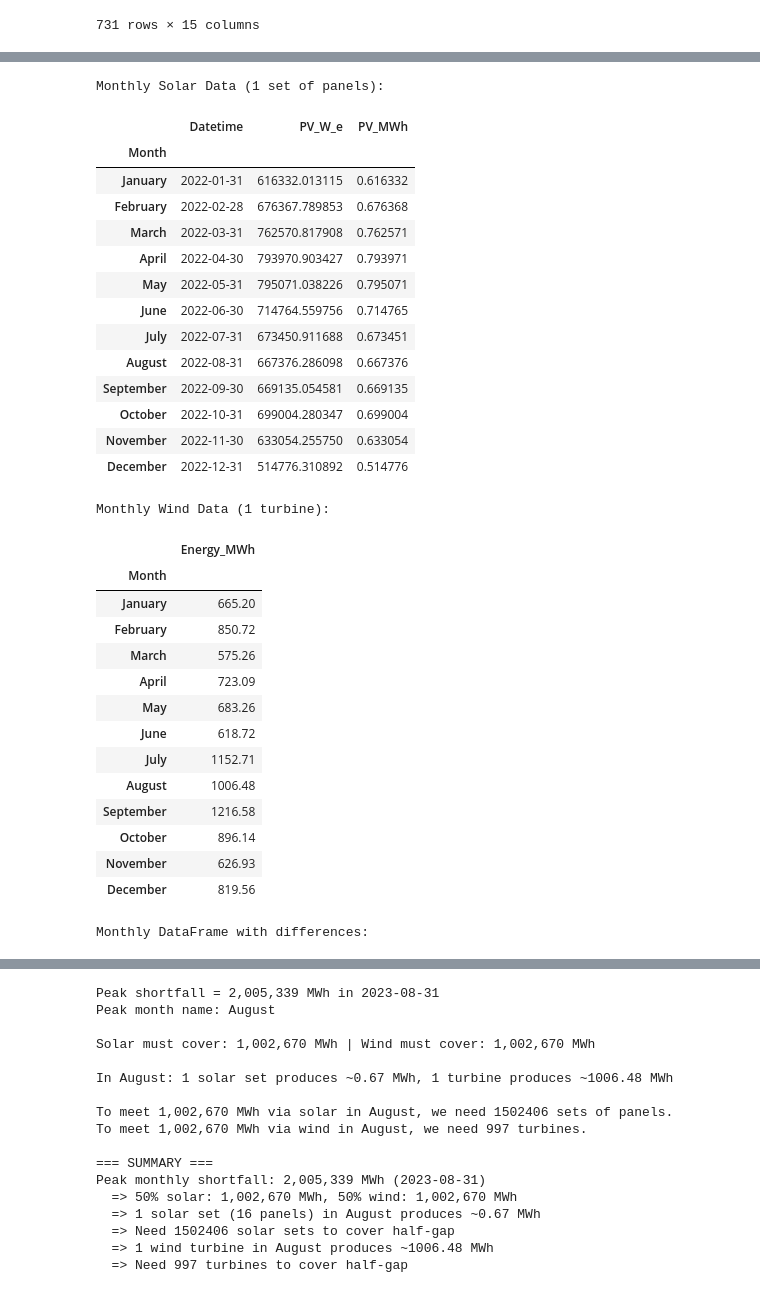
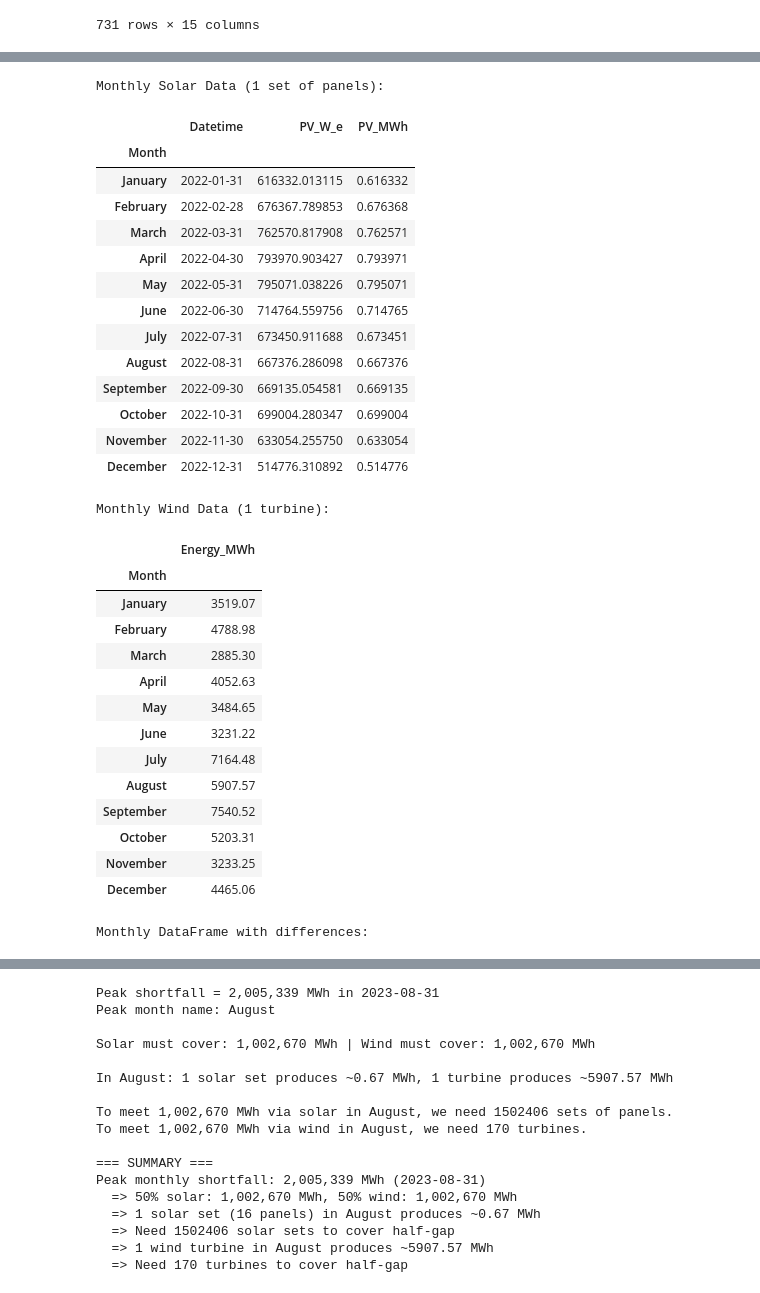
Before and after one commit to Sustainable-Building-Energy/Sustainable, a Jupyter notebook: LADWP_electricity.ipynb, the cells around one changed output, grey strips where cells are left out. Cells and saved outputs as stored; diff of their text form; code cells hidden in the pictures.

```diff
--- a/LADWP_electricity.ipynb
+++ b/LADWP_electricity.ipynb
@@ -876,8 +969,18 @@ wind_data = {
         "July", "August", "September", "October", "November", "December"
     ],
     "Energy_MWh": [
-        665.20, 850.72, 575.26, 723.09, 683.26, 618.72,
-        1152.71, 1006.48, 1216.58, 896.14, 626.93, 819.56
+        3519.07,
+        4788.98,
+        2885.3,
+        4052.63,
+        3484.65,
+        3231.22,
+        7164.48,
+        5907.57,
+        7540.52,
+        5203.31,
+        3233.25,
+        4465.06
     ]
 }
 
@@ -952,45 +1055,45 @@ print(f"To meet {wind_gap:,.0f} MWh via wind in {peak_month_name}, we need {num_
 
 # -------------------------------------------------------------------
 # 8) Optional: Summarize
 # -------------------------------------------------------------------
 print("\n=== SUMMARY ===")
 print(f"Peak monthly shortfall: {max_gap:,.0f} MWh ({peak_month_date.date()})")
 print(f"  => 50% solar: {solar_gap:,.0f} MWh, 50% wind: {wind_gap:,.0f} MWh")
 print(f"  => 1 solar set (16 panels) in {peak_month_name} produces ~{solar_prod_mwh:.2f} MWh")
 print(f"  => Need {num_solar_sets} solar sets to cover half-gap")
 print(f"  => 1 wind turbine in {peak_month_name} produces ~{wind_prod_mwh:.2f} MWh")
 print(f"  => Need {num_turbines} turbines to cover half-gap")
 # %% [output]
 Monthly Solar Data (1 set of panels):
 |  | Datetime | PV_W_e | PV_MWh |
 | Month |  |  |  |
 | January | 2022-01-31 | 616332.013115 | 0.616332 |
 | February | 2022-02-28 | 676367.789853 | 0.676368 |
 | March | 2022-03-31 | 762570.817908 | 0.762571 |
 | April | 2022-04-30 | 793970.903427 | 0.793971 |
 | May | 2022-05-31 | 795071.038226 | 0.795071 |
 | June | 2022-06-30 | 714764.559756 | 0.714765 |
 | July | 2022-07-31 | 673450.911688 | 0.673451 |
 | August | 2022-08-31 | 667376.286098 | 0.667376 |
 | September | 2022-09-30 | 669135.054581 | 0.669135 |
 | October | 2022-10-31 | 699004.280347 | 0.699004 |
 | November | 2022-11-30 | 633054.255750 | 0.633054 |
 | December | 2022-12-31 | 514776.310892 | 0.514776 |
 Monthly Wind Data (1 turbine):
 |  | Energy_MWh |
 | Month |  |
-| January | 665.20 |
-| February | 850.72 |
-| March | 575.26 |
-| April | 723.09 |
-| May | 683.26 |
-| June | 618.72 |
-| July | 1152.71 |
-| August | 1006.48 |
-| September | 1216.58 |
-| October | 896.14 |
-| November | 626.93 |
-| December | 819.56 |
+| January | 3519.07 |
+| February | 4788.98 |
+| March | 2885.30 |
+| April | 4052.63 |
+| May | 3484.65 |
+| June | 3231.22 |
+| July | 7164.48 |
+| August | 5907.57 |
+| September | 7540.52 |
+| October | 5203.31 |
+| November | 3233.25 |
+| December | 4465.06 |
 Monthly DataFrame with differences:
 |  | D | DF | NetGen | TI | COL | NatGas | OTH | SUN | WAT | WND | ... |
 | Date |  |  |  |  |  |  |  |  |  |  | ... |
@@ -1002,18 +1105,18 @@ Peak month name: August
 
 Solar must cover: 1,002,670 MWh | Wind must cover: 1,002,670 MWh
 
-In August: 1 solar set produces ~0.67 MWh, 1 turbine produces ~1006.48 MWh
+In August: 1 solar set produces ~0.67 MWh, 1 turbine produces ~5907.57 MWh
 
 To meet 1,002,670 MWh via solar in August, we need 1502406 sets of panels.
-To meet 1,002,670 MWh via wind in August, we need 997 turbines.
+To meet 1,002,670 MWh via wind in August, we need 170 turbines.
 
 === SUMMARY ===
 Peak monthly shortfall: 2,005,339 MWh (2023-08-31)
   => 50% solar: 1,002,670 MWh, 50% wind: 1,002,670 MWh
   => 1 solar set (16 panels) in August produces ~0.67 MWh
   => Need 1502406 solar sets to cover half-gap
-  => 1 wind turbine in August produces ~1006.48 MWh
-  => Need 997 turbines to cover half-gap
+  => 1 wind turbine in August produces ~5907.57 MWh
+  => Need 170 turbines to cover half-gap
 # %%
 import math
 import pandas as pd
```
Also changed, not shown: parts of 4 cells of this notebook, 1 other file.
